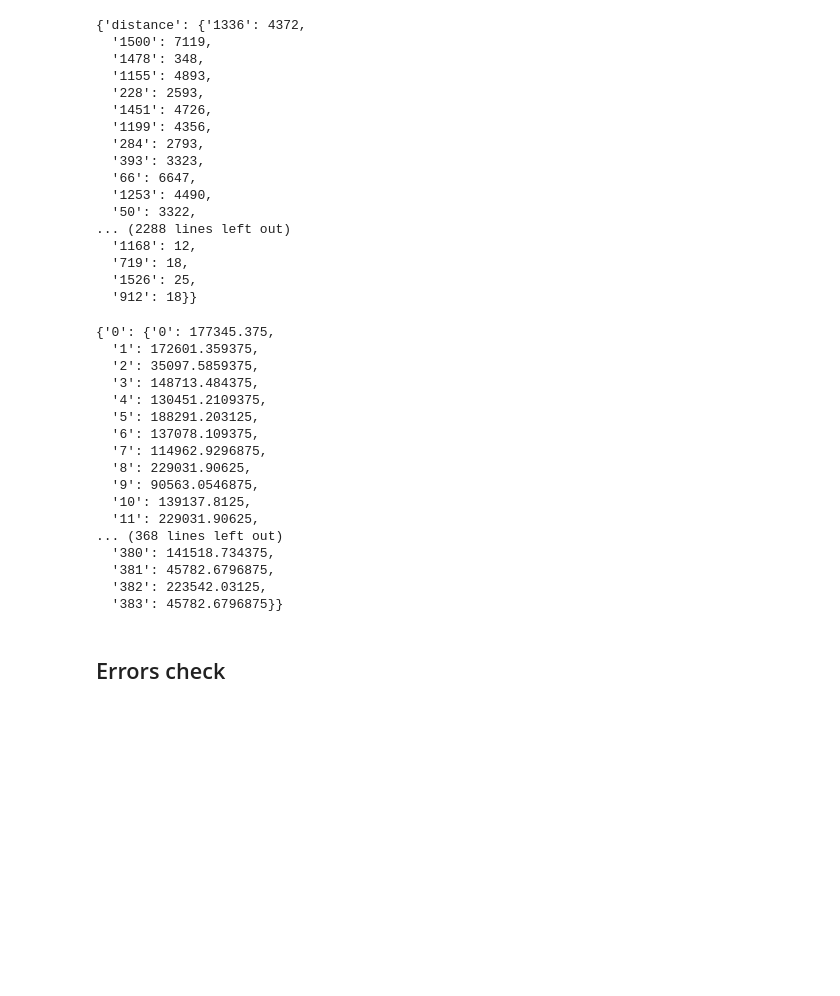
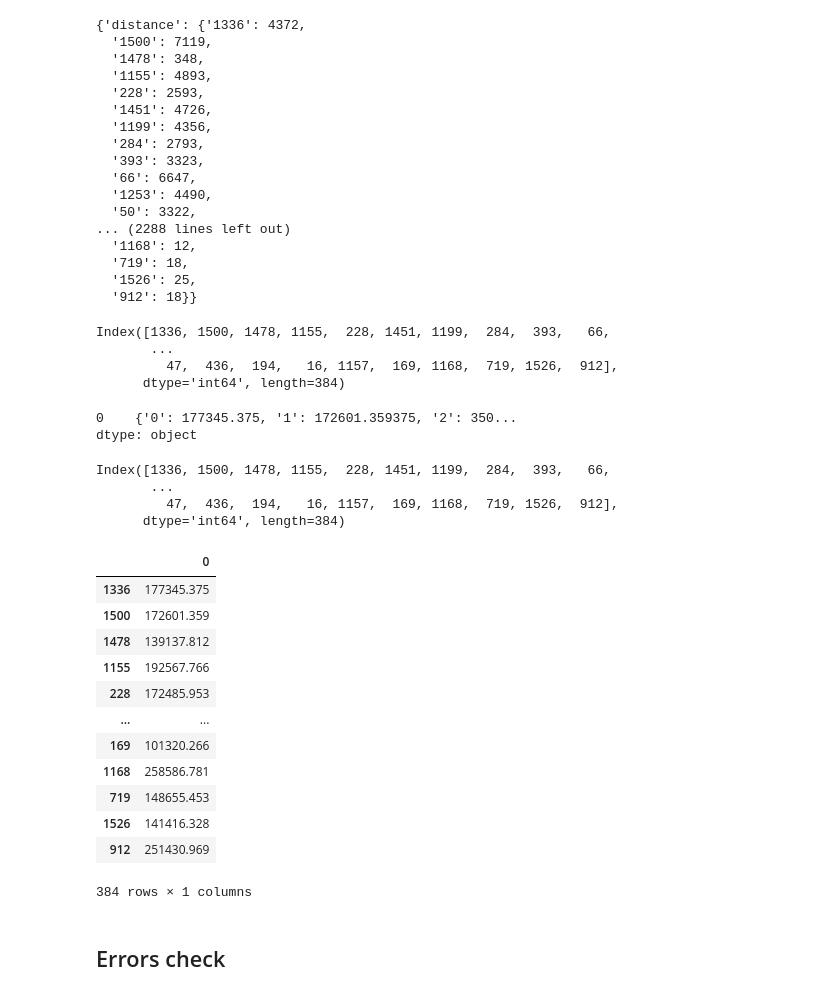
Before and after one commit to rvegrc/transport, a Jupyter notebook: transport_price.ipynb, the cells around one changed output. Saved outputs shown, nothing was run; the diff lists cells and outputs as text; code cells hidden in the pictures; blank space fills up the shorter version.

```diff
--- a/transport_price.ipynb
+++ b/transport_price.ipynb
@@ -648,29 +650,49 @@ output_dict.json()
   '912': 18}}
 # %%
 output_records = requests.post('http://localhost:8000/xout_records', json=X_test.to_dict(orient='records'))
+# %%
+X_test.index
+# %% [output]
+Index([1336, 1500, 1478, 1155,  228, 1451, 1199,  284,  393,   66,
+       ...
+         47,  436,  194,   16, 1157,  169, 1168,  719, 1526,  912],
+      dtype='int64', length=384)
 # %%
 
 predict_test = requests.post('http://localhost:8000/predict', json=X_test.to_dict(orient='list'))
 y_pred = pd.Series(json.loads(predict_test.text))
-predict_test.json() # index from X_test to y_pred + pyspark
+# y_pred = pd.Series(predict_test.json())
+predict_test.json()
+y_pred
+ # index from X_test to y_pred
+# predict_test.text
 # %% [output]
-{'0': {'0': 177345.375,
-  '1': 172601.359375,
-  '2': 35097.5859375,
-  '3': 148713.484375,
-  '4': 130451.2109375,
-  '5': 188291.203125,
-  '6': 137078.109375,
-  '7': 114962.9296875,
-  '8': 229031.90625,
-  '9': 90563.0546875,
-  '10': 139137.8125,
-  '11': 229031.90625,
-... (368 lines left out)
-  '380': 141518.734375,
-  '381': 45782.6796875,
-  '382': 223542.03125,
-  '383': 45782.6796875}}
+0    {'0': 177345.375, '1': 172601.359375, '2': 350...
+dtype: object
+# %%
+X_test.index
+# %% [output]
+Index([1336, 1500, 1478, 1155,  228, 1451, 1199,  284,  393,   66,
+       ...
+         47,  436,  194,   16, 1157,  169, 1168,  719, 1526,  912],
+      dtype='int64', length=384)
+# %%
+y_pred_new = pd.DataFrame.from_dict(predict_test.json()).set_index(X_test.index)
+y_pred_new
+# %% [output]
+|  | 0 |
+| 1336 | 177345.375 |
+| 1500 | 172601.359 |
+| 1478 | 139137.812 |
+| 1155 | 192567.766 |
+| 228 | 172485.953 |
+| ... | ... |
+| 169 | 101320.266 |
+| 1168 | 258586.781 |
+| 719 | 148655.453 |
+| 1526 | 141416.328 |
+| 912 | 251430.969 |
+384 rows × 1 columns
 # %% [markdown]
 ## Errors check
 # %%
```
Also changed, not shown: parts of 4 cells of this notebook, 6 other files.
